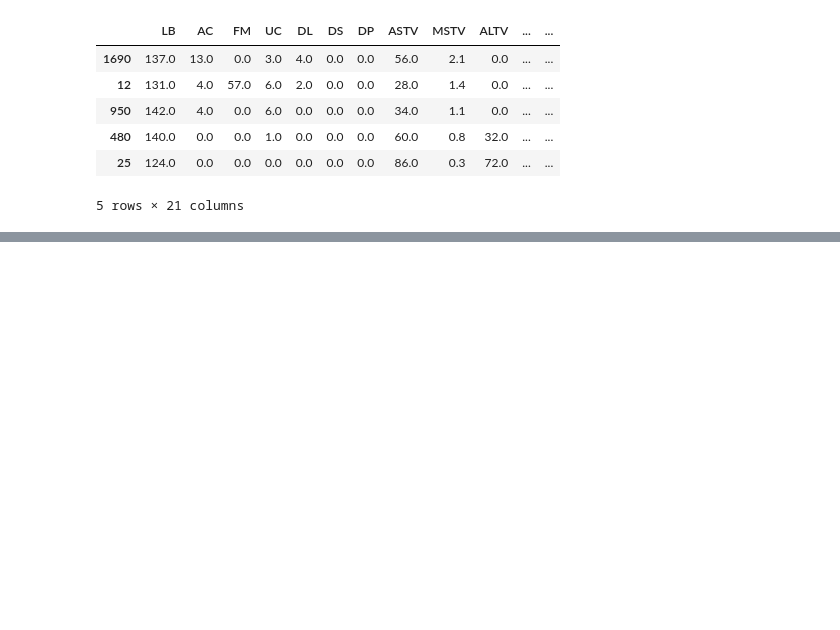
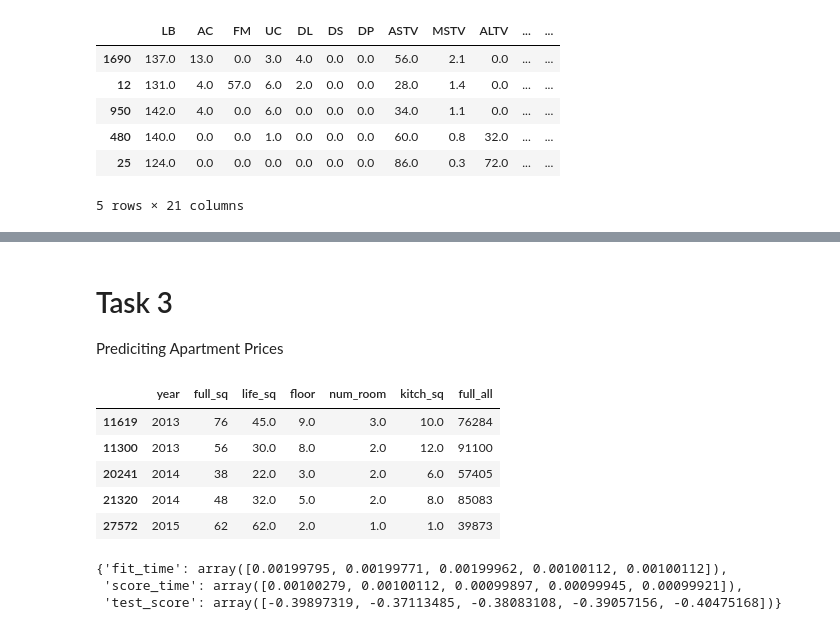
Before and after one commit to wiluxgit/EDA263-masklearn, a Jupyter notebook: lab1/lab1.ipynb, the cells around one changed output, grey strips where cells are left out. Drawn from its saved outputs; the diff is of its cells as text; code cells hidden in the pictures; blank space fills up the shorter version.

```diff
--- a/lab1/lab1.ipynb
+++ b/lab1/lab1.ipynb
@@ -95,0 +221,45 @@ MLPClassifier: => 0.8841176470588236
+# %% [markdown]
+# Task 3
+Prediciting Apartment Prices
+# %%
+# Read the CSV file using Pandas.
+alldata = pd.read_csv("assets/sberbank.csv")
+
+# Convert the timestamp string to an integer representing the year.
+def get_year(timestamp):
+    return int(timestamp[:4])
+alldata['year'] = alldata.timestamp.apply(get_year)
+
+# Select the 9 input columns and the output column.
+selected_columns = ['price_doc', 'year', 'full_sq', 'life_sq', 'floor', 'num_room', 'kitch_sq', 'full_all']
+alldata = alldata[selected_columns]
+alldata = alldata.dropna()
+
+# Shuffle.
+alldata_shuffled = alldata.sample(frac=1.0, random_state=0)
+
+# Separate the input and output columns.
+X = alldata_shuffled.drop('price_doc', axis=1)
+# For the output, we'll use the log of the sales price.
+Y = alldata_shuffled['price_doc'].apply(np.log)
+
+# Split into training and test sets.
+X3train, X3test, Y3train, Y3test = train_test_split(X, Y, test_size=0.2, random_state=0)
+# %%
+X3train.head()
+# %% [output]
+|  | year | full_sq | life_sq | floor | num_room | kitch_sq | full_all |
+| 11619 | 2013 | 76 | 45.0 | 9.0 | 3.0 | 10.0 | 76284 |
+| 11300 | 2013 | 56 | 30.0 | 8.0 | 2.0 | 12.0 | 91100 |
+| 20241 | 2014 | 38 | 22.0 | 3.0 | 2.0 | 6.0 | 57405 |
+| 21320 | 2014 | 48 | 32.0 | 5.0 | 2.0 | 8.0 | 85083 |
+| 27572 | 2015 | 62 | 62.0 | 2.0 | 1.0 | 1.0 | 39873 |
+# %%
+from sklearn.dummy import DummyRegressor
+from sklearn.model_selection import cross_validate
+m1 = DummyRegressor()
+cross_validate(m1, X3train, Y3train, scoring='neg_mean_squared_error')
+# %% [output]
+{'fit_time': array([0.00199795, 0.00199771, 0.00199962, 0.00100112, 0.00100112]),
+ 'score_time': array([0.00100279, 0.00100112, 0.00099897, 0.00099945, 0.00099921]),
+ 'test_score': array([-0.39897319, -0.37113485, -0.38083108, -0.39057156, -0.40475168])}
```
Also changed, not shown: parts of 49 cells of this notebook, 6 other files.
